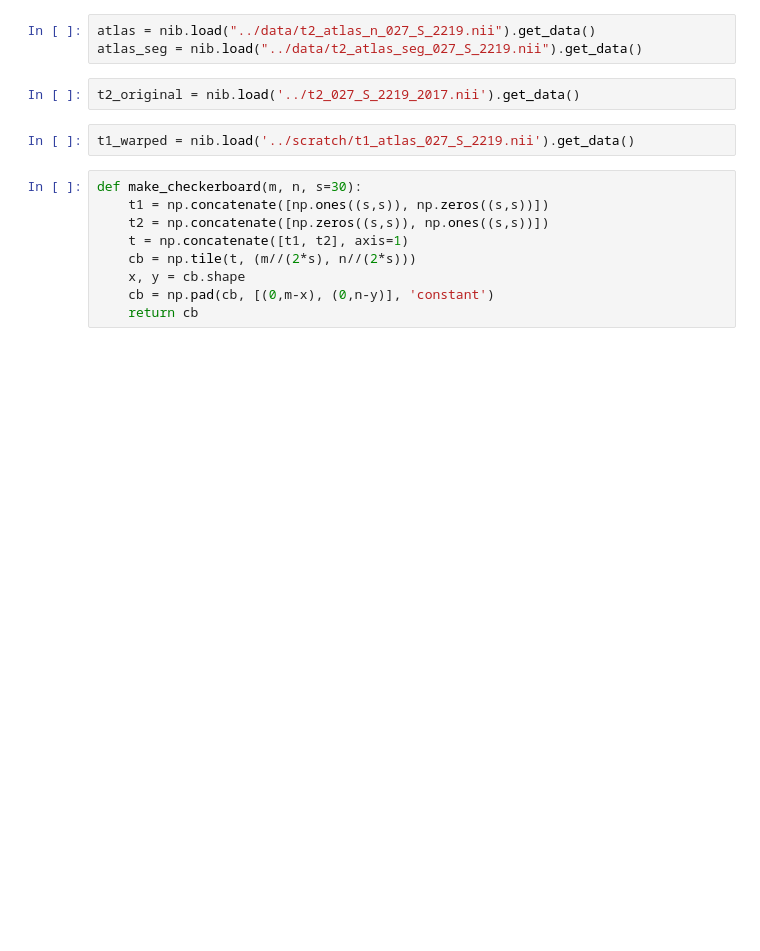
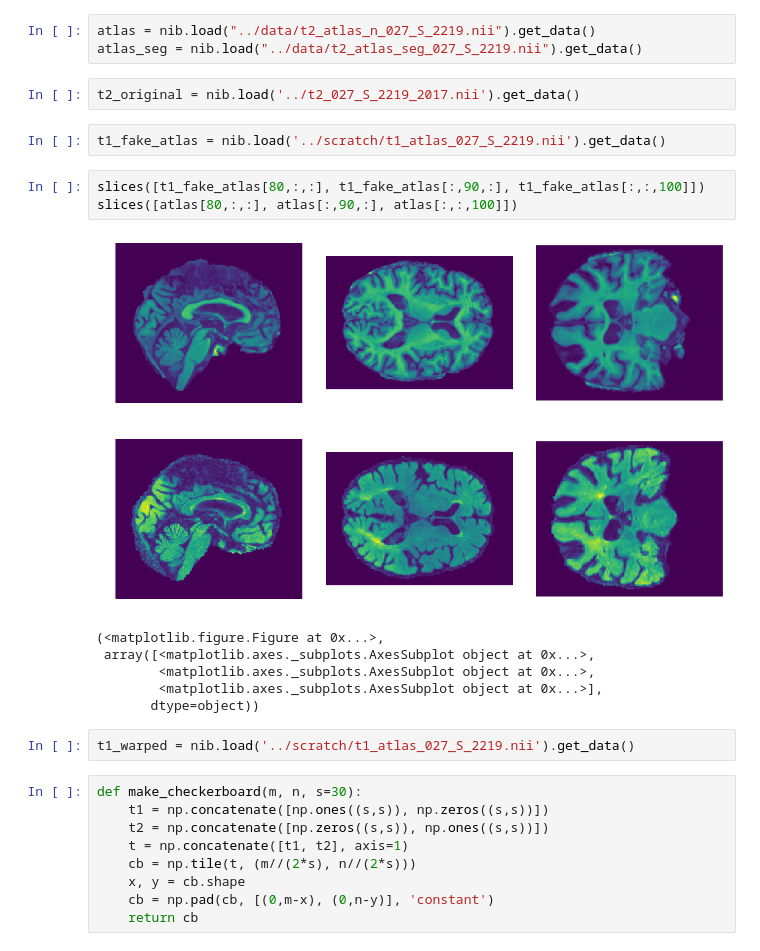
Before and after one commit to ckguo/voxelmorph, a Jupyter notebook: notebooks/test_skull_strip.ipynb, the cells around one changed output. Cells and saved outputs as stored; diff of their text form; blank space fills up the shorter version.

```diff
--- a/notebooks/test_skull_strip.ipynb
+++ b/notebooks/test_skull_strip.ipynb
@@ -177,6 +177,19 @@ atlas = nib.load("../data/t2_atlas_n_027_S_2219.nii").get_data()
 atlas_seg = nib.load("../data/t2_atlas_seg_027_S_2219.nii").get_data()
 # %%
 t2_original = nib.load('../t2_027_S_2219_2017.nii').get_data()
+# %%
+t1_fake_atlas = nib.load('../scratch/t1_atlas_027_S_2219.nii').get_data()
+# %%
+slices([t1_fake_atlas[80,:,:], t1_fake_atlas[:,90,:], t1_fake_atlas[:,:,100]])
+slices([atlas[80,:,:], atlas[:,90,:], atlas[:,:,100]])
+# %% [output]
+[figure, added]
+[figure, added]
+(<matplotlib.figure.Figure at 0x...>,
+ array([<matplotlib.axes._subplots.AxesSubplot object at 0x...>,
+        <matplotlib.axes._subplots.AxesSubplot object at 0x...>,
+        <matplotlib.axes._subplots.AxesSubplot object at 0x...>],
+       dtype=object))
 # %%
 t1_warped = nib.load('../scratch/t1_atlas_027_S_2219.nii').get_data()
 # %%
```
Also changed, not shown: 4 other files.
